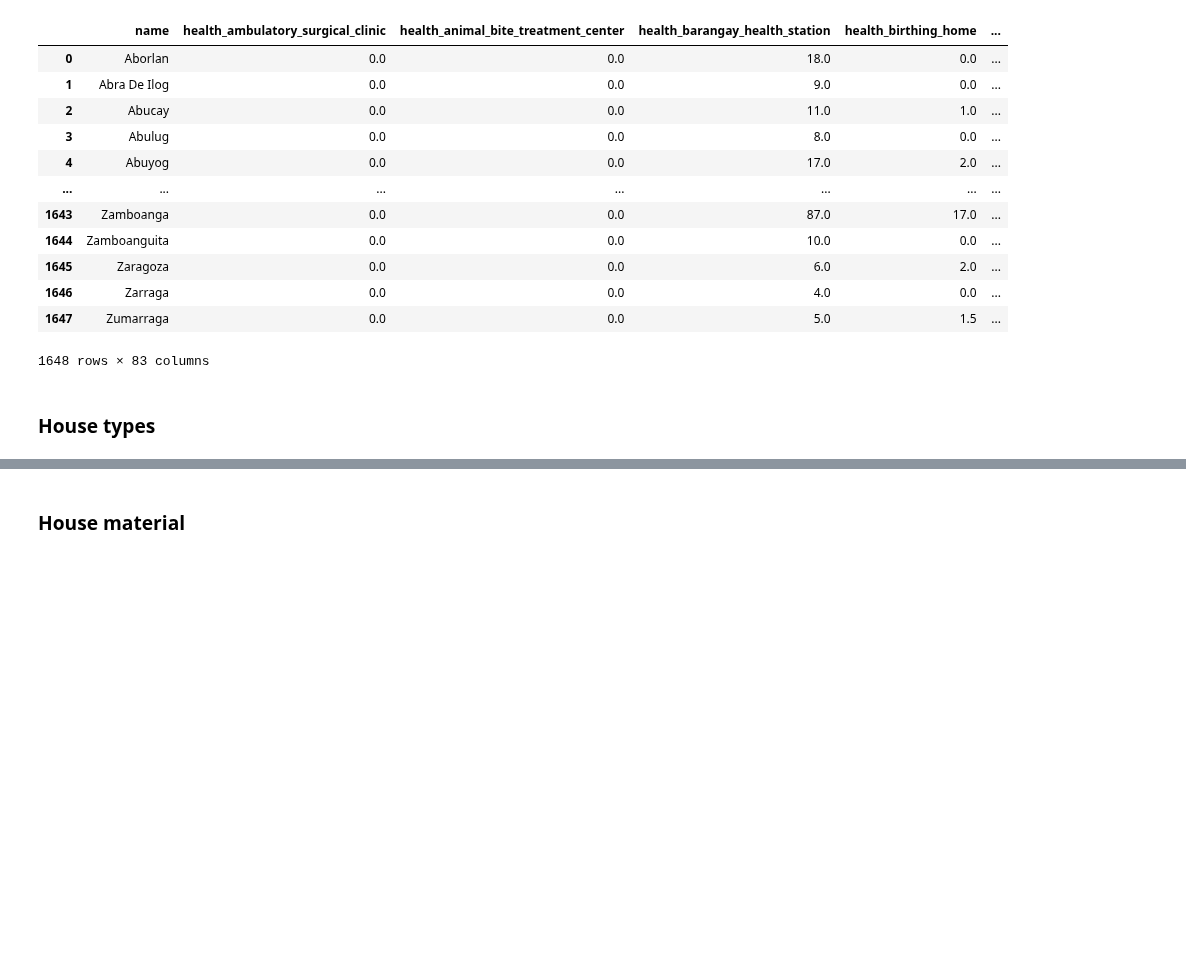
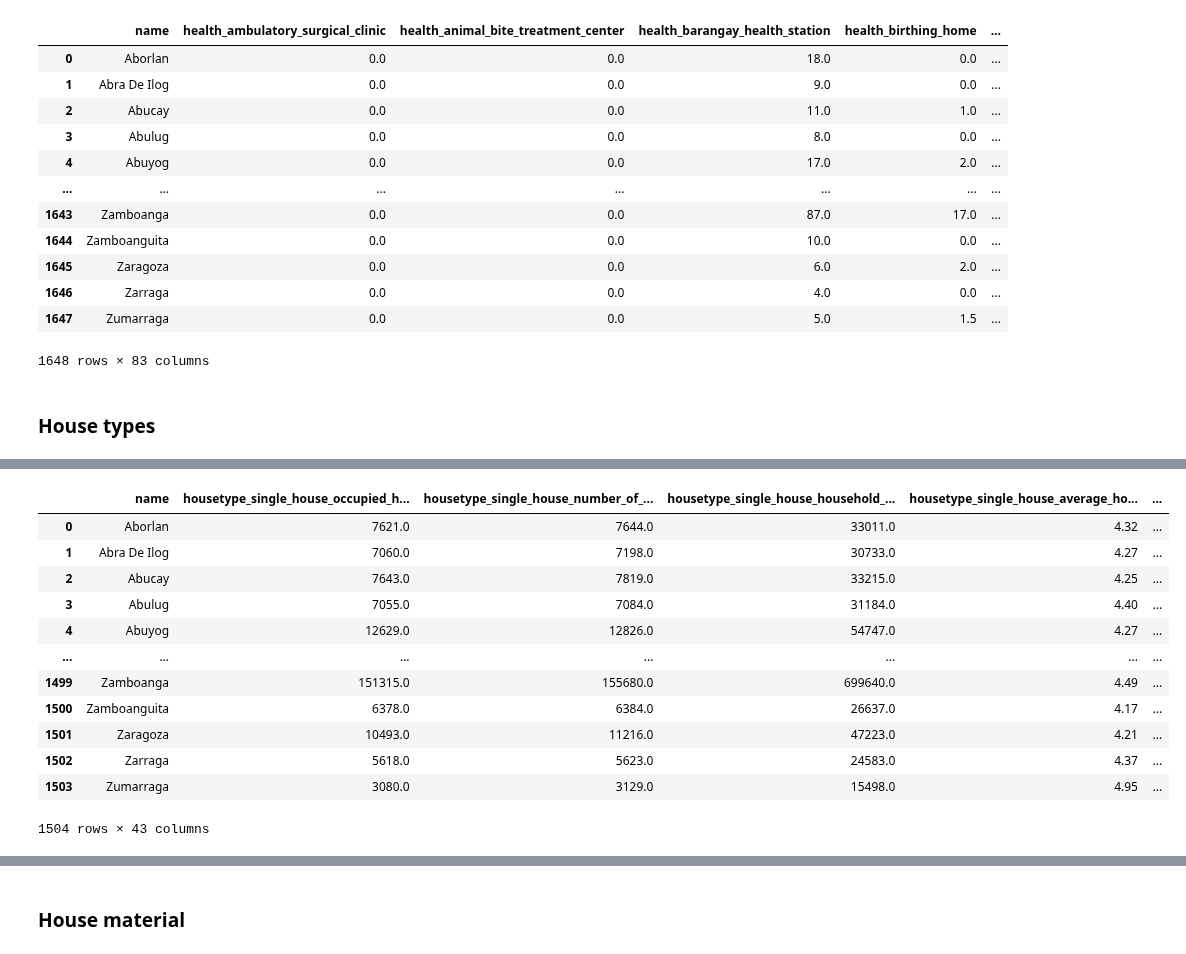
Before and after one commit to OmdenaAI/philippines-chapter-urban-vunerability, a Jupyter notebook: src/tasks/task-1-data-collection/13-dataset-merging-final.ipynb, the cells around one changed output, grey strips where cells are left out. Drawn from its saved outputs; the diff is of its cells as text; code cells hidden in the pictures; blank space fills up the shorter version.

```diff
--- a/src/tasks/task-1-data-collection/13-dataset-merging-final.ipynb
+++ b/src/tasks/task-1-data-collection/13-dataset-merging-final.ipynb
@@ -630,3 +630,8 @@ merged_df
 1648 rows × 83 columns
 # %% [markdown]
 ### House types
+# %%
+house_type_df = pd.read_csv(HOUSETYPE)
+house_type_df.drop(columns=["Unnamed: 0", "year", "city"], inplace=True)
+house_type_df = house_type_df.loc[~house_type_df["bldg_type"].isnull()]
+house_type_df.head()
@@ -632,0 +645,3 @@ merged_df
+# %%
+house_types = tuple(house_type_df.bldg_type.unique())
+house_types
@@ -632,0 +656,29 @@ merged_df
+# %%
+for i in range(len(house_types)):
+    new_housetype_df = house_type_df.loc[house_type_df.bldg_type == house_types[i]].drop(columns=["bldg_type"])
+    clean_house_type = house_types[i].lower().replace(" ", "_")
+
+    new_col_names = [f"housetype_{clean_house_type}_"+(col.lower().replace(" ", "_").replace("-", "_")).replace("*", "") if col != "name" else "name" for col in new_housetype_df.columns.tolist()]
+
+    new_housetype_df.columns = new_col_names
+
+    if i != 0:
+        merged_housetype_df = merged_housetype_df.merge(new_housetype_df, how="left", on="name")
+    else:
+        merged_housetype_df = new_housetype_df
+# %%
+merged_housetype_df
+# %% [output]
+|  | name | housetype_single_house_occupied_h... | housetype_single_house_number_of_... | housetype_single_house_household_... | housetype_single_house_average_ho... | ... |
+| 0 | Aborlan | 7621.0 | 7644.0 | 33011.0 | 4.32 | ... |
+| 1 | Abra De Ilog | 7060.0 | 7198.0 | 30733.0 | 4.27 | ... |
+| 2 | Abucay | 7643.0 | 7819.0 | 33215.0 | 4.25 | ... |
+| 3 | Abulug | 7055.0 | 7084.0 | 31184.0 | 4.40 | ... |
+| 4 | Abuyog | 12629.0 | 12826.0 | 54747.0 | 4.27 | ... |
+| ... | ... | ... | ... | ... | ... | ... |
+| 1499 | Zamboanga | 151315.0 | 155680.0 | 699640.0 | 4.49 | ... |
+| 1500 | Zamboanguita | 6378.0 | 6384.0 | 26637.0 | 4.17 | ... |
+| 1501 | Zaragoza | 10493.0 | 11216.0 | 47223.0 | 4.21 | ... |
+| 1502 | Zarraga | 5618.0 | 5623.0 | 24583.0 | 4.37 | ... |
+| 1503 | Zumarraga | 3080.0 | 3129.0 | 15498.0 | 4.95 | ... |
+1504 rows × 43 columns
```
Also changed, not shown: parts of 13 cells of this notebook.
